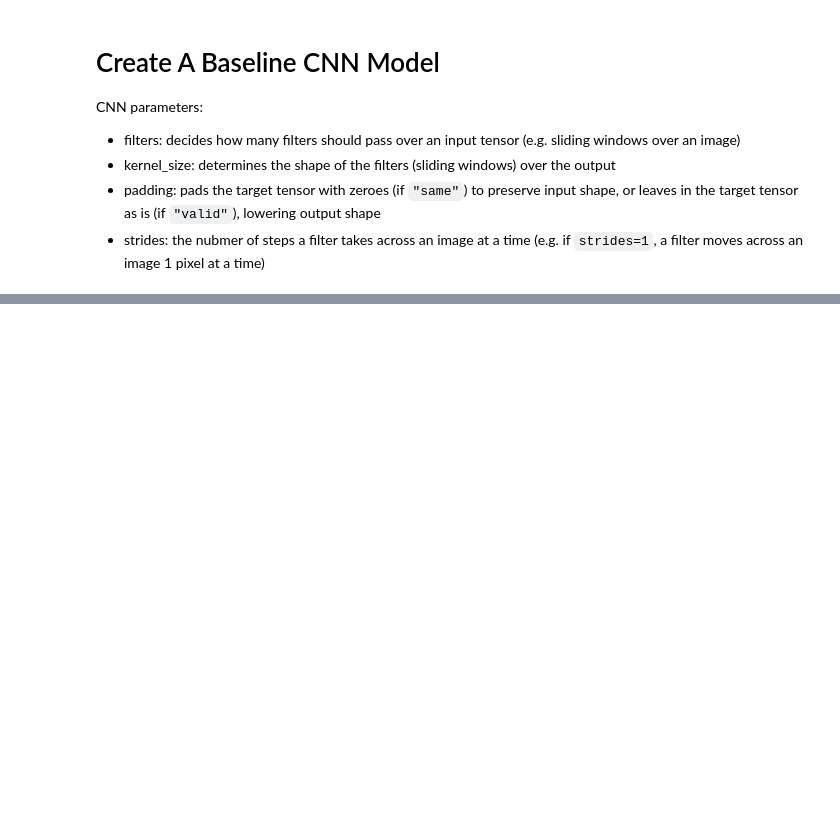
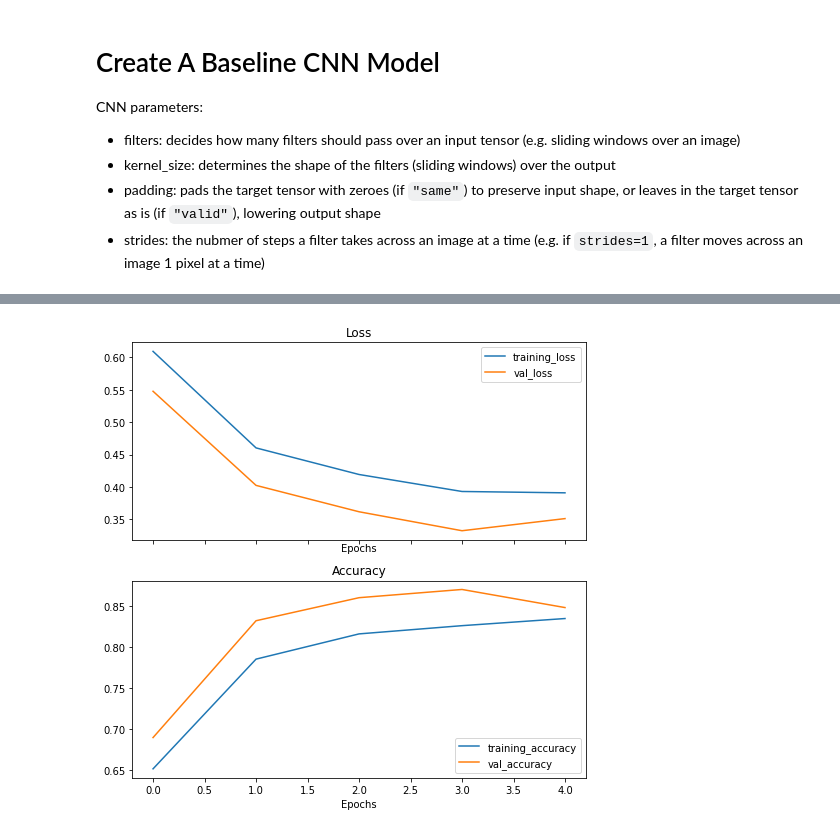
Before and after one commit to hiydavid/tfdev-learning, a Jupyter notebook: ZTM/notebooks/tfdev_03_computer_vision_convolutional_neural_networks.ipynb, the cells around one changed output, grey strips where cells are left out. Drawn from its saved outputs; the diff is of its cells as text; code cells hidden in the pictures; blank space fills up the shorter version.

```diff
--- a/ZTM/notebooks/tfdev_03_computer_vision_convolutional_neural_networks.ipynb
+++ b/ZTM/notebooks/tfdev_03_computer_vision_convolutional_neural_networks.ipynb
@@ -374,0 +377,27 @@ plot_loss_curves(hist_1)
+# %%
+# one way to do that for CNN is with MaxPooling
+model_2 = tf.keras.Sequential([
+    tf.keras.layers.Conv2D(10, 3, activation="relu", input_shape=(224, 224, 3)),
+    tf.keras.layers.MaxPool2D(pool_size=2),
+    tf.keras.layers.Conv2D(10, 3, activation="relu"),
+    tf.keras.layers.MaxPool2D(),
+    tf.keras.layers.Conv2D(10, 3, activation="relu"),
+    tf.keras.layers.MaxPool2D(),
+    tf.keras.layers.Flatten(),
+    tf.keras.layers.Dense(1, activation="sigmoid")
+])
+# %%
+# compile and fit
+model_2.compile(
+    loss=tf.keras.losses.BinaryCrossentropy(),
+    optimizer=tf.keras.optimizers.Adam(),
+    metrics=["accuracy"]
+)
+
+hist_2 = model_2.fit(
+    train_data,
+    epochs=5,
+    steps_per_epoch=len(train_data),
+    validation_data=test_data,
+    validation_steps=len(test_data)
+)
@@ -374,0 +415,5 @@ plot_loss_curves(hist_1)
+# %%
+# view loss with model_2
+plot_loss_curves(hist_2)
+# %% [output]
+[figure, added]
```
Also changed, not shown: parts of 27 cells of this notebook.
